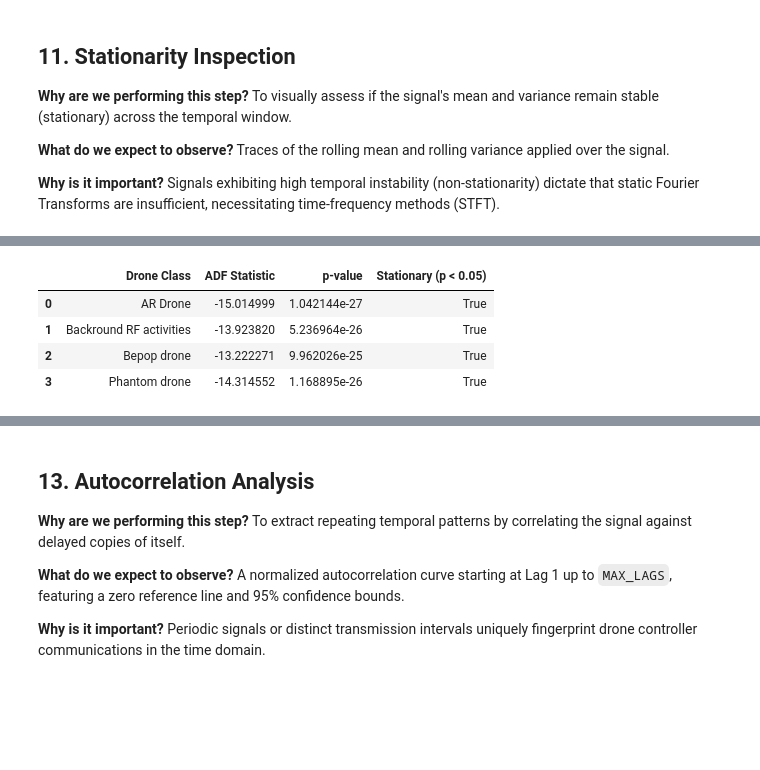
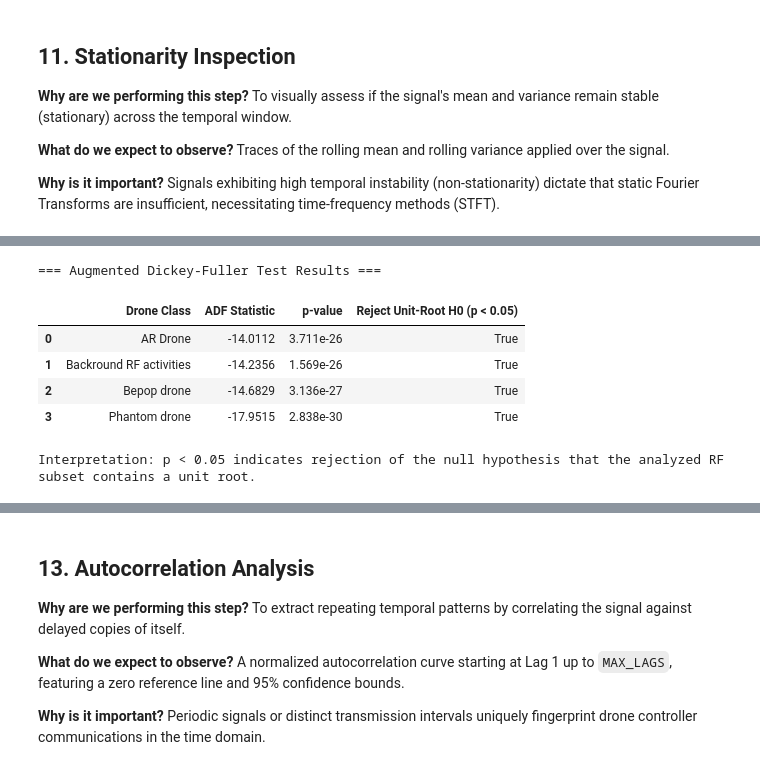
Before and after one commit to Adith1207/Vardan, a Jupyter notebook: notebooks/02_DroneRF_Signal_Characterization.ipynb, the cells around one changed output, grey strips where cells are left out. Cells and saved outputs as stored; diff of their text form; code cells hidden in the pictures; blank space fills up the shorter version.

```diff
--- a/notebooks/02_DroneRF_Signal_Characterization.ipynb
+++ b/notebooks/02_DroneRF_Signal_Characterization.ipynb
@@ -495,25 +1514,75 @@ Visual assessment of stationarity is subjective. The ADF test offers a definitiv
 # %%
-def compute_adf_tests(cache):
+# ============================================================
+# Augmented Dickey-Fuller Stationarity Test
+# ============================================================
+
+def compute_adf_tests(cache, max_lag=MAX_LAGS):
+    """
+    Perform the Augmented Dickey-Fuller test on each exploratory
+    RF signal subset.
+
+    The ADF null hypothesis is that the signal contains a unit root.
+    """
+
     adf_records = []
+
     for drone_class, data in cache.items():
-        signal = data["signal"]
 
-        # Maxlag specified to keep execution rapid
-        result = adfuller(signal, maxlag=50, autolag=None)
+        rf_signal = data["signal"]
+
+        # Perform ADF test using a fixed lag for reproducibility
+        result = adfuller(
+            rf_signal,
+            maxlag=max_lag,
+            autolag=None
+        )
+
+        adf_statistic = result[0]
+        p_value = result[1]
 
         adf_records.append({
             "Drone Class": drone_class,
-            "ADF Statistic": result[0],
-            "p-value": result[1],
-            "Stationary (p < 0.05)": result[1] < 0.05
+            "ADF Statistic": adf_statistic,
+            "p-value": p_value,
+            "Reject Unit-Root H0 (p < 0.05)": p_value < 0.05
         })
+
     return pd.DataFrame(adf_records)
 
-adf_df = compute_adf_tests(signal_cache)
-display(adf_df)
+
+# ------------------------------------------------------------
+# Run ADF Tests
+# ------------------------------------------------------------
+
+adf_df = compute_adf_tests(
+    signal_cache,
+    max_lag=MAX_LAGS
+)
+
+# Improve numerical readability
+adf_display = adf_df.copy()
+
+adf_display["ADF Statistic"] = (
+    adf_display["ADF Statistic"].round(4)
+)
+
+adf_display["p-value"] = (
+    adf_display["p-value"].apply(lambda x: f"{x:.3e}")
+)
+
+print("=== Augmented Dickey-Fuller Test Results ===\n")
+
+display(adf_display)
+
+print(
+    "\nInterpretation: p < 0.05 indicates rejection of the "
+    "null hypothesis that the analyzed RF subset contains a unit root."
+)
 # %% [output]
+=== Augmented Dickey-Fuller Test Results ===
-|  | Drone Class | ADF Statistic | p-value | Stationary (p < 0.05) |
-| 0 | AR Drone | -15.014999 | 1.042144e-27 | True |
-| 1 | Backround RF activities | -13.923820 | 5.236964e-26 | True |
-| 2 | Bepop drone | -13.222271 | 9.962026e-25 | True |
-| 3 | Phantom drone | -14.314552 | 1.168895e-26 | True |
+|  | Drone Class | ADF Statistic | p-value | Reject Unit-Root H0 (p < 0.05) |
+| 0 | AR Drone | -14.0112 | 3.711e-26 | True |
+| 1 | Backround RF activities | -14.2356 | 1.569e-26 | True |
+| 2 | Bepop drone | -14.6829 | 3.136e-27 | True |
+| 3 | Phantom drone | -17.9515 | 2.838e-30 | True |
+Interpretation: p < 0.05 indicates rejection of the null hypothesis that the analyzed RF subset contains a unit root.
```
Also changed, not shown: parts of 22 cells of this notebook, 9 other files.
